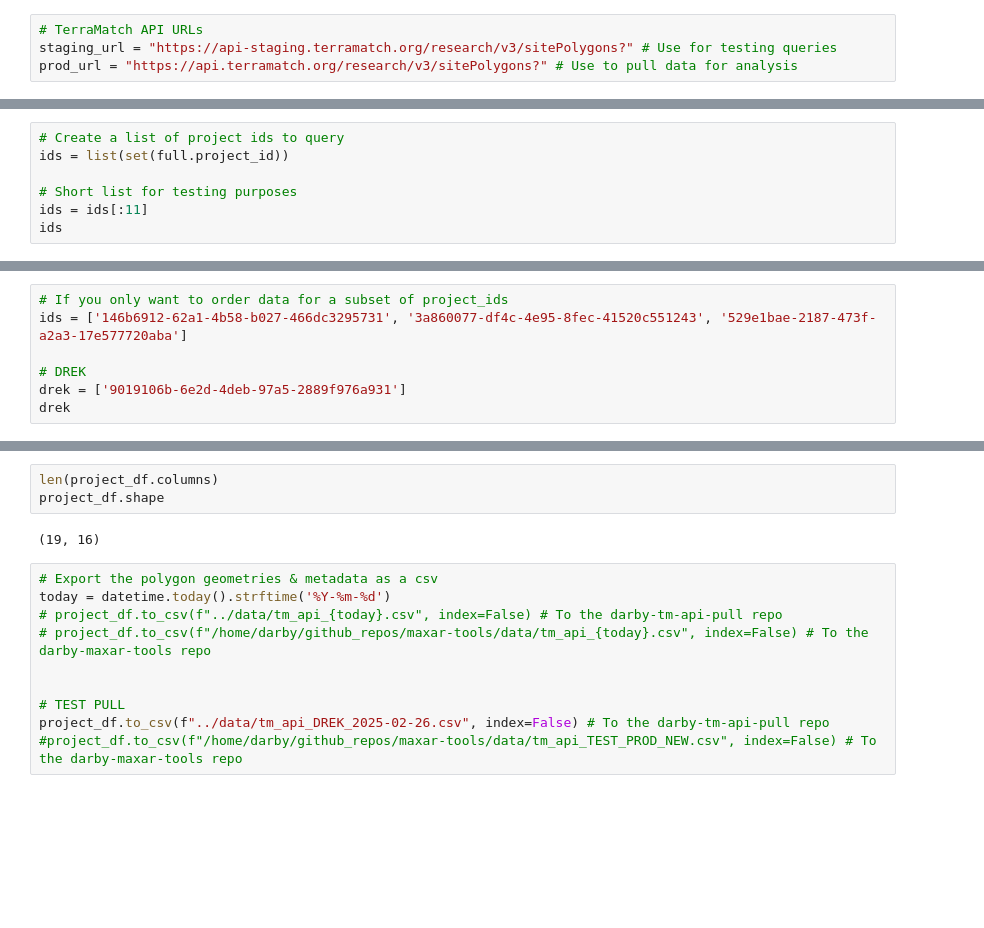
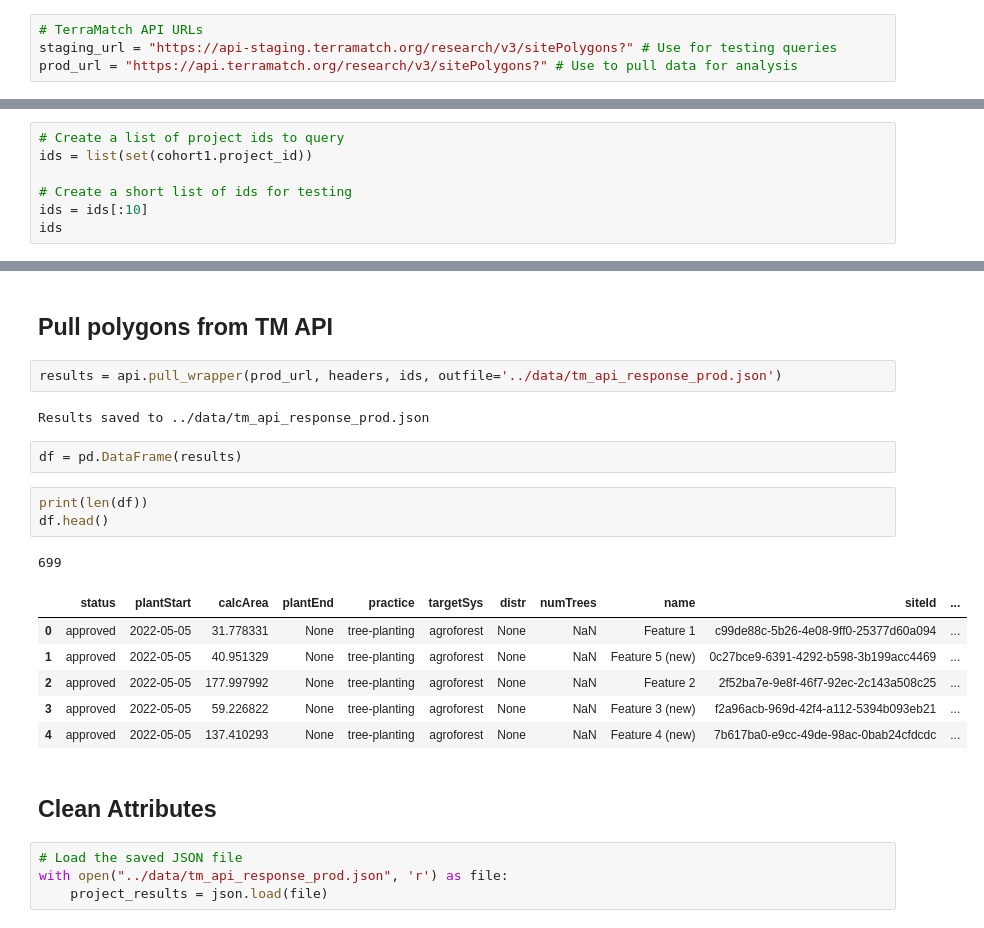
Before and after one commit to wri/decision-tree, a Jupyter notebook: notebooks/darby-tm-api.ipynb, the cells around one changed output, grey strips where cells are left out. Drawn from its saved outputs; the diff is of its cells as text; blank space fills up the shorter version.

```diff
--- a/notebooks/darby-tm-api.ipynb
+++ b/notebooks/darby-tm-api.ipynb
@@ -124,8 +48,8 @@ full
 # %%
 # Create a list of project ids to query
-ids = list(set(full.project_id))
+ids = list(set(cohort1.project_id))
 
-# Short list for testing purposes
-ids = ids[:11]
+# Create a short list of ids for testing
+ids = ids[:10]
 ids
 # %% [output]
@@ -143,7 +65,0 @@ ids
-# %%
-# If you only want to order data for a subset of project_ids
-ids = ['146b6912-62a1-4b58-b027-466dc3295731', '3a860077-df4c-4e95-8fec-41520c551243', '529e1bae-2187-473f-a2a3-17e577720aba']
-
-# DREK
-drek = ['9019106b-6e2d-4deb-97a5-2889f976a931']
-drek
@@ -168,15 +66,25 @@ project_df.head()
-# %%
-len(project_df.columns)
-project_df.shape
-# %% [output]
-(19, 16)
-# %%
-# Export the polygon geometries & metadata as a csv
-today = datetime.today().strftime('%Y-%m-%d')
-# project_df.to_csv(f"../data/tm_api_{today}.csv", index=False) # To the darby-tm-api-pull repo
-# project_df.to_csv(f"/home/darby/github_repos/maxar-tools/data/tm_api_{today}.csv", index=False) # To the darby-maxar-tools repo
-
-
-# TEST PULL
-project_df.to_csv(f"../data/tm_api_DREK_2025-02-26.csv", index=False) # To the darby-tm-api-pull repo
-#project_df.to_csv(f"/home/darby/github_repos/maxar-tools/data/tm_api_TEST_PROD_NEW.csv", index=False) # To the darby-maxar-tools repo
+# %% [markdown]
+## Pull polygons from TM API
+# %%
+results = api.pull_wrapper(prod_url, headers, ids, outfile='../data/tm_api_response_prod.json')
+# %% [output]
+Results saved to ../data/tm_api_response_prod.json
+# %%
+df = pd.DataFrame(results)
+# %%
+print(len(df))
+df.head()
+# %% [output]
+699
+|  | status | plantStart | calcArea | plantEnd | practice | targetSys | distr | numTrees | name | siteId | ... |
+| 0 | approved | 2022-05-05 | 31.778331 | None | tree-planting | agroforest | None | NaN | Feature 1 | c99de88c-5b26-4e08-9ff0-25377d60a094 | ... |
+| 1 | approved | 2022-05-05 | 40.951329 | None | tree-planting | agroforest | None | NaN | Feature 5 (new) | 0c27bce9-6391-4292-b598-3b199acc4469 | ... |
+| 2 | approved | 2022-05-05 | 177.997992 | None | tree-planting | agroforest | None | NaN | Feature 2 | 2f52ba7e-9e8f-46f7-92ec-2c143a508c25 | ... |
+| 3 | approved | 2022-05-05 | 59.226822 | None | tree-planting | agroforest | None | NaN | Feature 3 (new) | f2a96acb-969d-42f4-a112-5394b093eb21 | ... |
+| 4 | approved | 2022-05-05 | 137.410293 | None | tree-planting | agroforest | None | NaN | Feature 4 (new) | 7b617ba0-e9cc-49de-98ac-0bab24cfdcdc | ... |
+# %% [markdown]
+## Clean Attributes
+# %%
+# Load the saved JSON file
+with open("../data/tm_api_response_prod.json", 'r') as file:
+    project_results = json.load(file)
```
Also changed, not shown: parts of 18 cells of this notebook, 7 other files.
